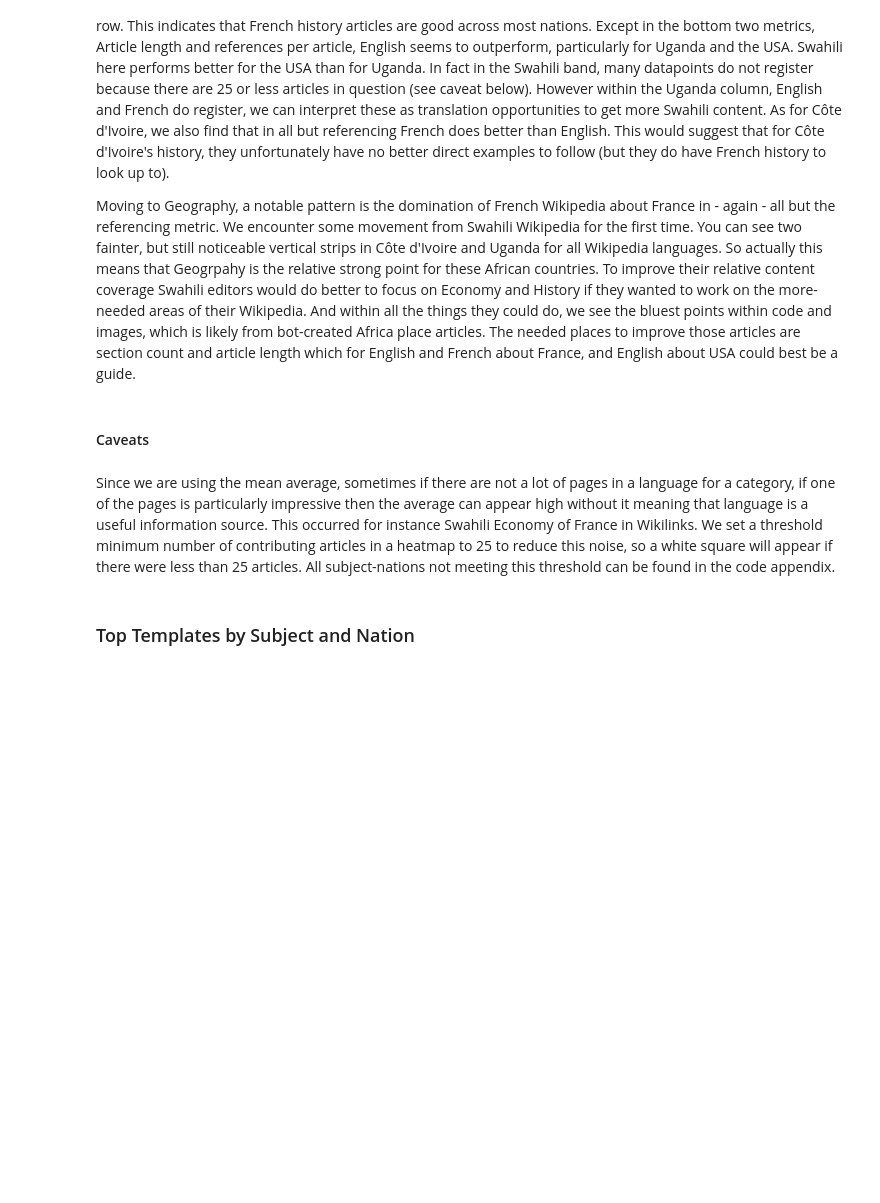
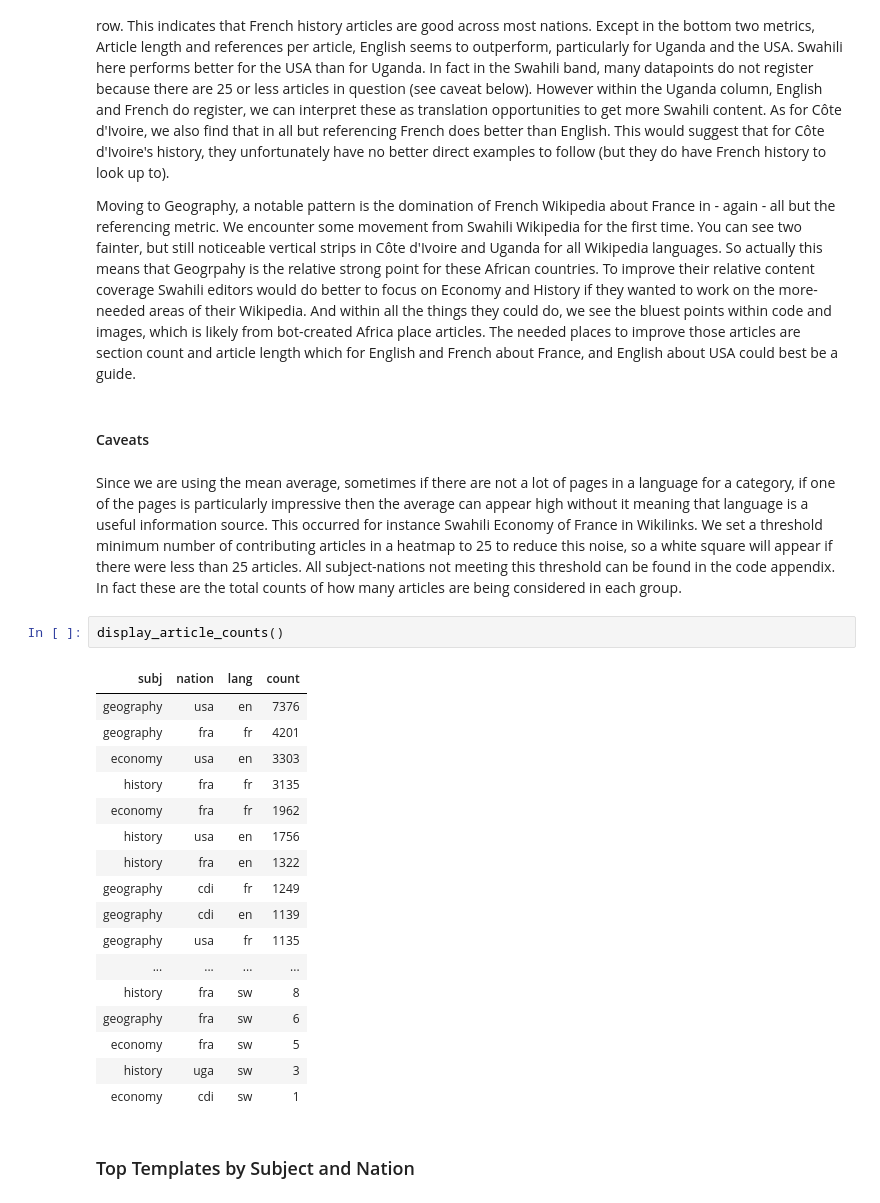
Before and after one commit to notconfusing/kumusha_takes_wiki, a Jupyter notebook: ActionableMetrics.ipynb, the cells around one changed output. Drawn from its saved outputs; the diff is of its cells as text; blank space fills up the shorter version.

Commit message:
added article counts for statistical relevance

```diff
--- a/ActionableMetrics.ipynb
+++ b/ActionableMetrics.ipynb
@@ -228,7 +231,27 @@ Moving to Geography, a notable pattern is the domination of French Wikipedia abo
 # %% [markdown]
 #### Caveats
 # %% [markdown]
-Since we are using the mean average, sometimes if there are not a lot of pages in a language for a category, if one of the pages is particularly impressive then the average can appear high without it meaning that language is a useful information source. This occurred for instance Swahili Economy of France in Wikilinks. We set a threshold minimum number of contributing articles in a heatmap to 25 to reduce this noise, so a white square will appear if there were less than 25 articles. All subject-nations not meeting this threshold can be found in the code appendix.
+Since we are using the mean average, sometimes if there are not a lot of pages in a language for a category, if one of the pages is particularly impressive then the average can appear high without it meaning that language is a useful information source. This occurred for instance Swahili Economy of France in Wikilinks. We set a threshold minimum number of contributing articles in a heatmap to 25 to reduce this noise, so a white square will appear if there were less than 25 articles. All subject-nations not meeting this threshold can be found in the code appendix. In fact these are the total counts of how many articles are being considered in each group.
+# %%
+display_article_counts()
+# %% [output]
+| subj | nation | lang | count |
+| geography | usa | en | 7376 |
+| geography | fra | fr | 4201 |
+| economy | usa | en | 3303 |
+| history | fra | fr | 3135 |
+| economy | fra | fr | 1962 |
+| history | usa | en | 1756 |
+| history | fra | en | 1322 |
+| geography | cdi | fr | 1249 |
+| geography | cdi | en | 1139 |
+| geography | usa | fr | 1135 |
+| ... | ... | ... | ... |
+| history | fra | sw | 8 |
+| geography | fra | sw | 6 |
+| economy | fra | sw | 5 |
+| history | uga | sw | 3 |
+| economy | cdi | sw | 1 |
 # %% [markdown]
 ### Top Templates by Subject and Nation
 # %% [markdown]
```
Also changed, not shown: parts of 11 cells of this notebook.
